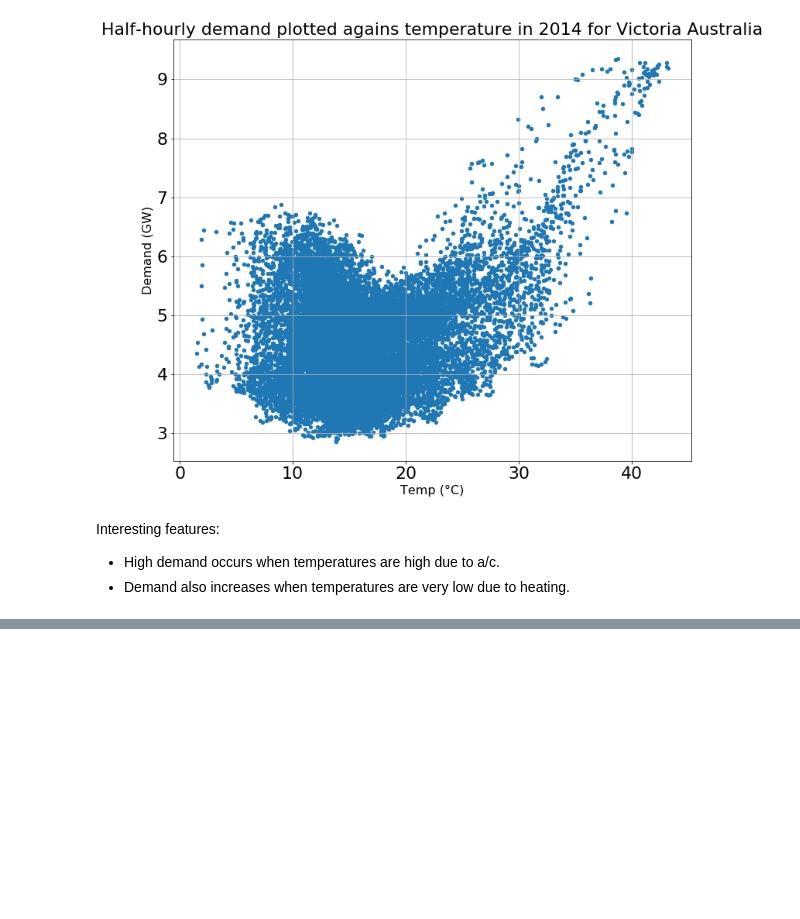
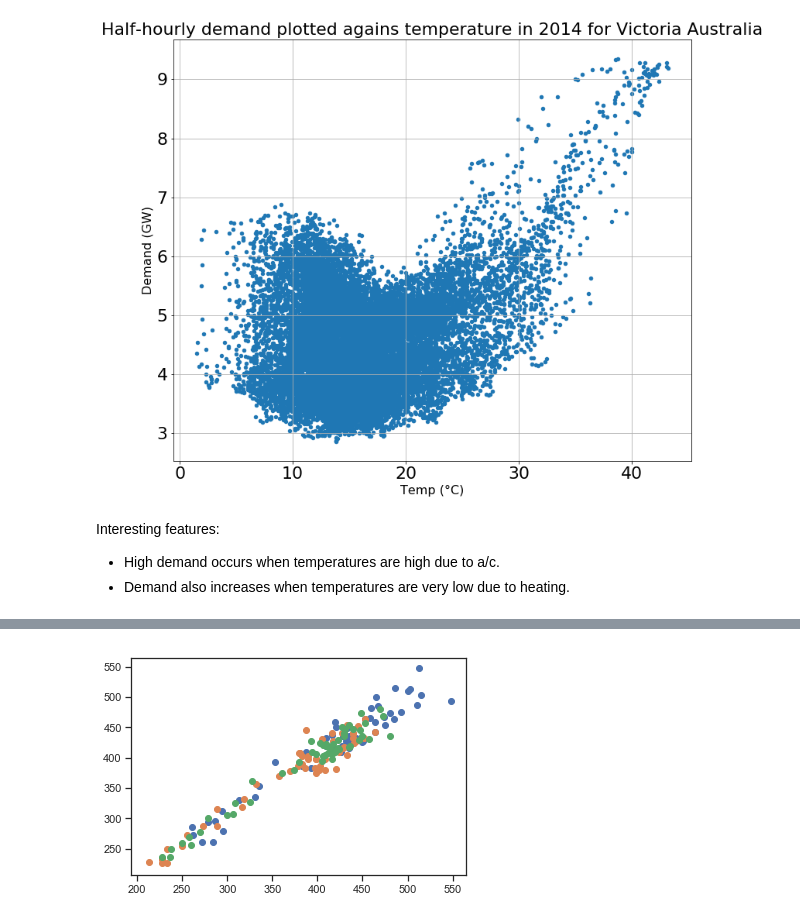
Before and after one commit to robahall/tswalkthrough, a Jupyter notebook: notebooks/1.0-rah-ch2_time_series_graphics.ipynb, the cells around one changed output, grey strips where cells are left out. Drawn from its saved outputs; the diff is of its cells as text; code cells hidden in the pictures; blank space fills up the shorter version.

```diff
--- a/notebooks/1.0-rah-ch2_time_series_graphics.ipynb
+++ b/notebooks/1.0-rah-ch2_time_series_graphics.ipynb
@@ -172,0 +204,5 @@ Interesting features:
+# %%
+ausbeer = pd.read_csv(r"..\data\ausbeer.csv")
+ausbeer['index'] = ausbeer['index'].str.replace(" ", "-")
+ausbeer['index'] = pd.to_datetime(ausbeer['index'])
+ausbeer.set_index('index', inplace = True)
@@ -172,0 +211,3 @@ Interesting features:
+# %%
+ausbeer['quarter']= ausbeer.index.quarter
+ausbeer['year']= ausbeer.index.year
@@ -172,0 +224,9 @@ Interesting features:
+# %%
+lag = 1
+for i in range(1,4):
+    data = ausbeer[ausbeer['quarter'] == i]['value'].values
+    y1 = data[:-lag]
+    y2 = data[lag:]
+    plt.scatter(y1, y2)
+# %% [output]
+[figure, added]
```
Also changed, not shown: parts of 9 cells of this notebook.
